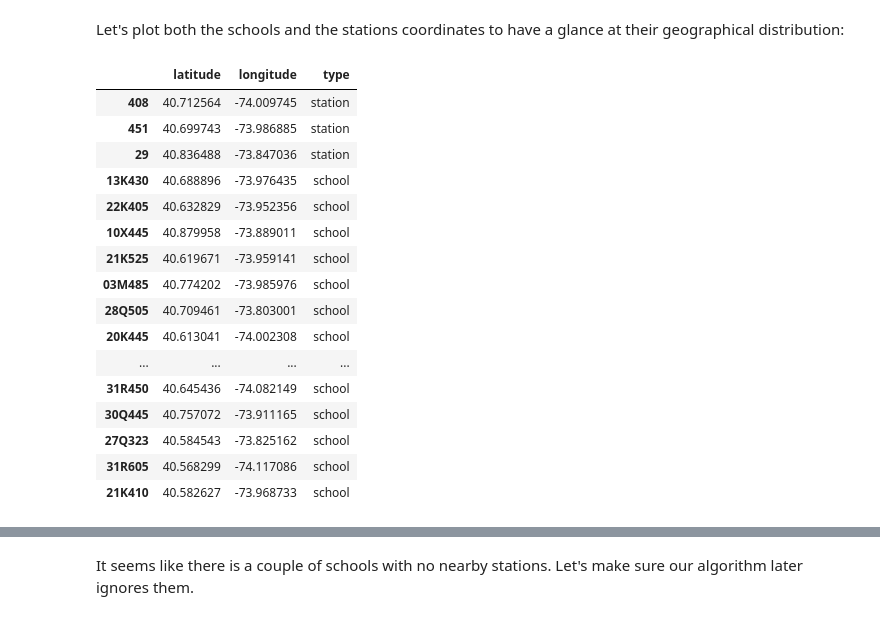
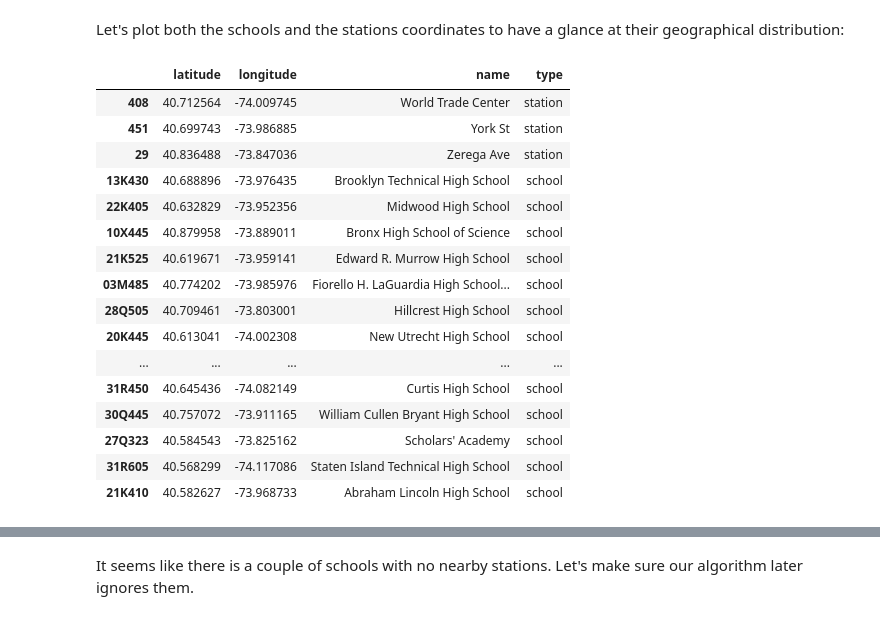
Before and after one commit to gabrielcs/nyc-subway-canvass, a Jupyter notebook: recommender.ipynb, the cells around one changed output, grey strips where cells are left out. Drawn from its saved outputs; the diff is of its cells as text; code cells hidden in the pictures.

```diff
--- a/recommender.ipynb
+++ b/recommender.ipynb
@@ -43,28 +43,30 @@ stations_traffic.head(6)
 # %% [markdown]
 Let's plot both the schools and the stations coordinates to have a glance at their geographical distribution:
 # %%
-locations = stations_locations.loc[:, ['latitude', 'longitude']]
+stations = stations_locations.rename(columns={'station': 'name'})
+locations = stations.loc[:, ['name', 'latitude', 'longitude']]
 locations['type'] = 'station'
 
-locations = locations.append(high_schools.loc[:, ['latitude', 'longitude']])
+schools = high_schools.rename(columns={'school_name': 'name'})
+locations = locations.append(schools.loc[:, ['name', 'latitude', 'longitude']])
 locations['type'].fillna('school', inplace=True)
 
 locations.tail(20)
 # %% [output]
-|  | latitude | longitude | type |
-| 408 | 40.712564 | -74.009745 | station |
-| 451 | 40.699743 | -73.986885 | station |
-| 29 | 40.836488 | -73.847036 | station |
-| 13K430 | 40.688896 | -73.976435 | school |
-| 22K405 | 40.632829 | -73.952356 | school |
-| 10X445 | 40.879958 | -73.889011 | school |
-| 21K525 | 40.619671 | -73.959141 | school |
-| 03M485 | 40.774202 | -73.985976 | school |
-| 28Q505 | 40.709461 | -73.803001 | school |
-| 20K445 | 40.613041 | -74.002308 | school |
-| ... | ... | ... | ... |
-| 31R450 | 40.645436 | -74.082149 | school |
-| 30Q445 | 40.757072 | -73.911165 | school |
-| 27Q323 | 40.584543 | -73.825162 | school |
-| 31R605 | 40.568299 | -74.117086 | school |
-| 21K410 | 40.582627 | -73.968733 | school |
+|  | latitude | longitude | name | type |
+| 408 | 40.712564 | -74.009745 | World Trade Center | station |
+| 451 | 40.699743 | -73.986885 | York St | station |
+| 29 | 40.836488 | -73.847036 | Zerega Ave | station |
+| 13K430 | 40.688896 | -73.976435 | Brooklyn Technical High School | school |
+| 22K405 | 40.632829 | -73.952356 | Midwood High School | school |
+| 10X445 | 40.879958 | -73.889011 | Bronx High School of Science | school |
+| 21K525 | 40.619671 | -73.959141 | Edward R. Murrow High School | school |
+| 03M485 | 40.774202 | -73.985976 | Fiorello H. LaGuardia High School... | school |
+| 28Q505 | 40.709461 | -73.803001 | Hillcrest High School | school |
+| 20K445 | 40.613041 | -74.002308 | New Utrecht High School | school |
+| ... | ... | ... | ... | ... |
+| 31R450 | 40.645436 | -74.082149 | Curtis High School | school |
+| 30Q445 | 40.757072 | -73.911165 | William Cullen Bryant High School | school |
+| 27Q323 | 40.584543 | -73.825162 | Scholars' Academy | school |
+| 31R605 | 40.568299 | -74.117086 | Staten Island Technical High School | school |
+| 21K410 | 40.582627 | -73.968733 | Abraham Lincoln High School | school |
```
Also changed, not shown: parts of 6 cells of this notebook, 10 other files.
